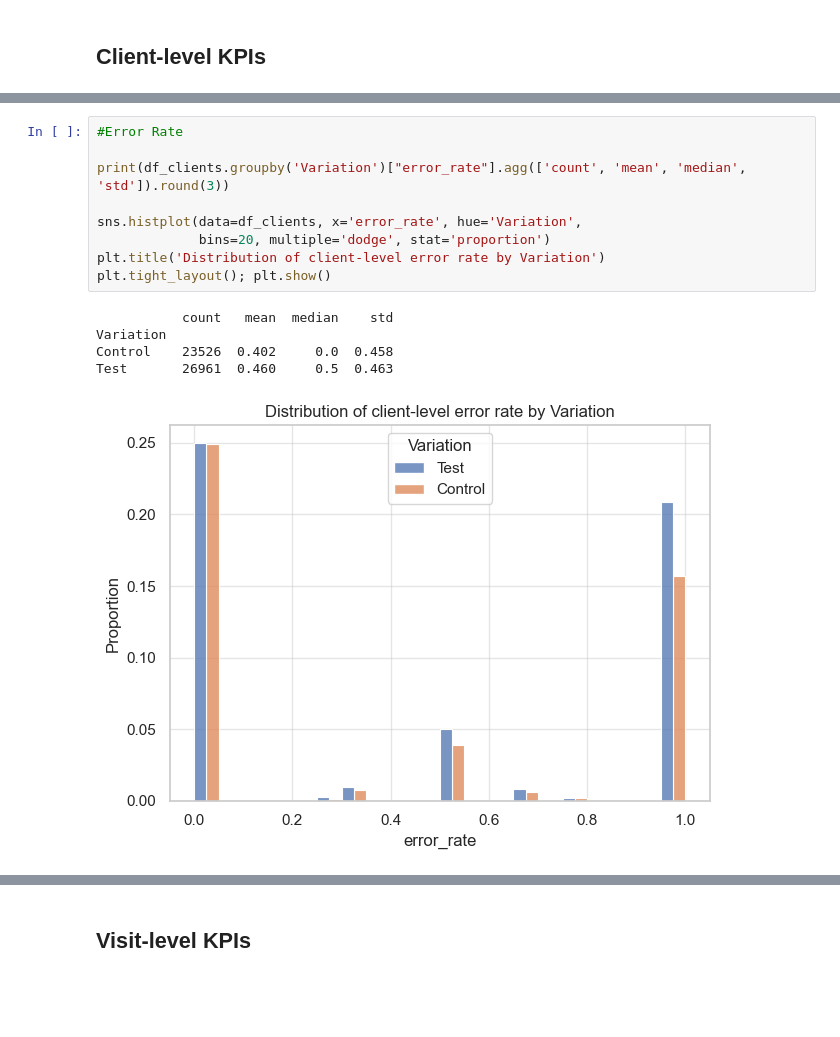
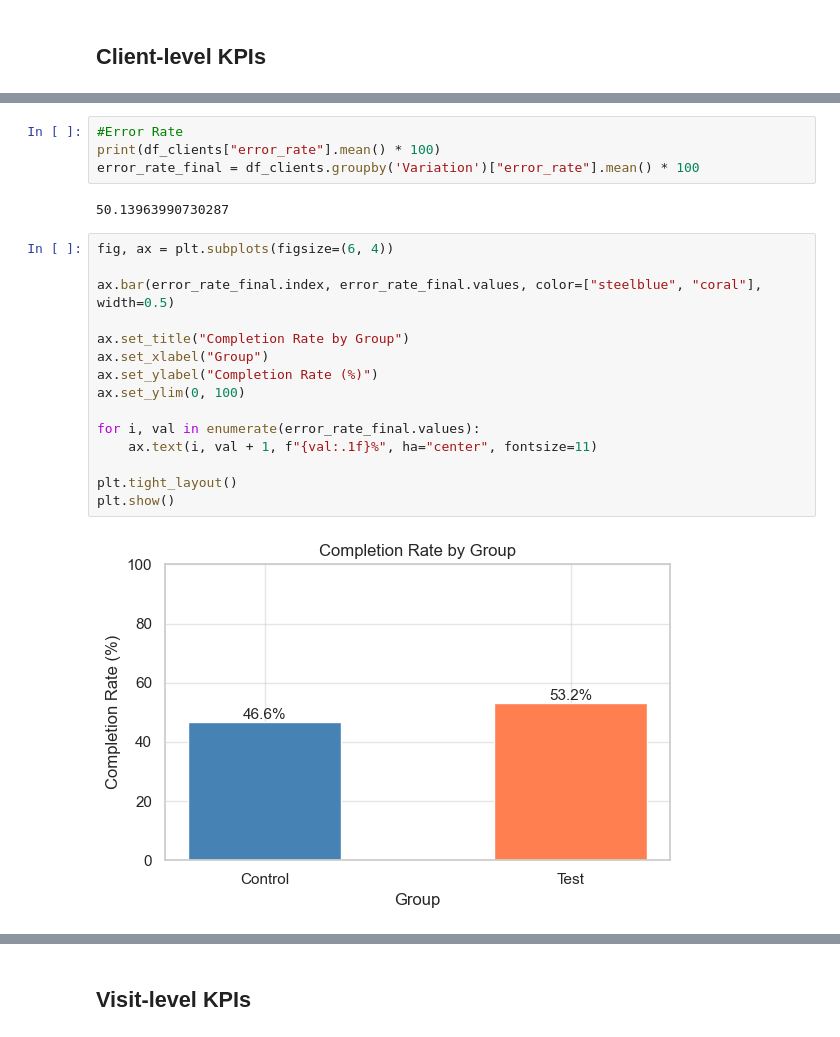
Before and after one commit to anwenvroberts-max/vanguard_AB, a Jupyter notebook: notebooks/eda_kpis.ipynb, the cells around one changed output, grey strips where cells are left out. Drawn from its saved outputs; the diff is of its cells as text; blank space fills up the shorter version.

```diff
--- a/notebooks/eda_kpis.ipynb
+++ b/notebooks/eda_kpis.ipynb
@@ -85,18 +84,26 @@ plt.tight_layout(); plt.show()
 # %%
 #Error Rate
-
-print(df_clients.groupby('Variation')["error_rate"].agg(['count', 'mean', 'median', 'std']).round(3))
-
-sns.histplot(data=df_clients, x='error_rate', hue='Variation',
-             bins=20, multiple='dodge', stat='proportion')
-plt.title('Distribution of client-level error rate by Variation')
-plt.tight_layout(); plt.show()
+print(df_clients["error_rate"].mean() * 100)
+error_rate_final = df_clients.groupby('Variation')["error_rate"].mean() * 100
 # %% [output]
-           count   mean  median    std
-Variation
-Control    23526  0.402     0.0  0.458
-Test       26961  0.460     0.5  0.463
+50.13963990730287
-[figure, removed]
+# %%
+fig, ax = plt.subplots(figsize=(6, 4))
+
+ax.bar(error_rate_final.index, error_rate_final.values, color=["steelblue", "coral"], width=0.5)
+
+ax.set_title("Completion Rate by Group")
+ax.set_xlabel("Group")
+ax.set_ylabel("Completion Rate (%)")
+ax.set_ylim(0, 100)
+
+for i, val in enumerate(error_rate_final.values):
+    ax.text(i, val + 1, f"{val:.1f}%", ha="center", fontsize=11)
+
+plt.tight_layout()
+plt.show()
+# %% [output]
+[figure, added]
 # %%
 # Sessions per Client
 
```
Also changed, not shown: parts of 14 cells of this notebook, 3 other files.
